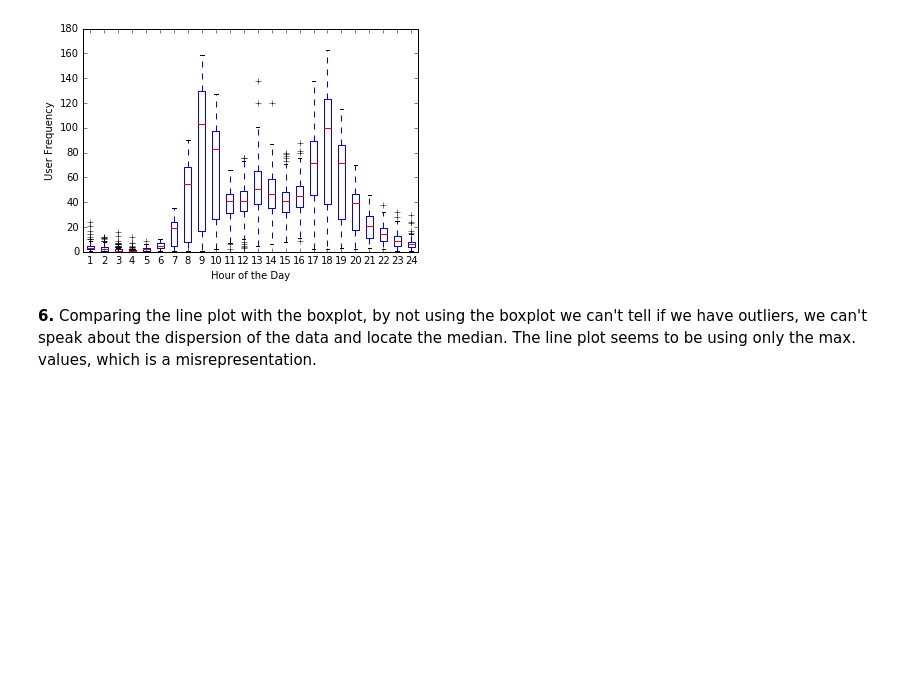
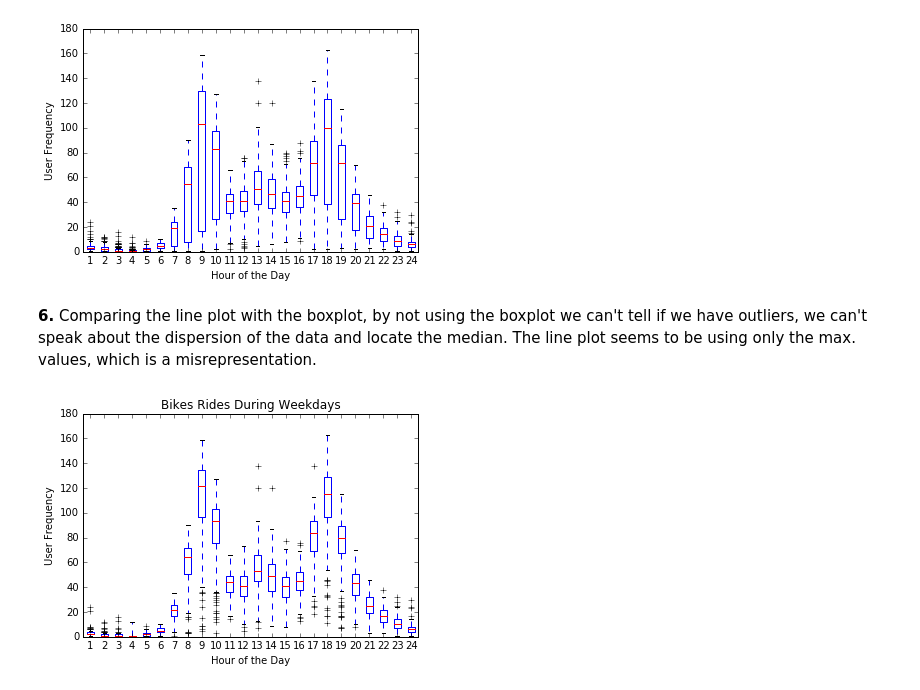
Before and after one commit to carlespoles/DSCI6002-student, a Jupyter notebook: week1/1-3_EDA/DSCI6002-1.3-Lab-CarlesPolesMielgo.ipynb, the cells around one changed output. Saved outputs shown, nothing was run; the diff lists cells and outputs as text; code cells hidden in the pictures; blank space fills up the shorter version.

```diff
--- a/week1/1-3_EDA/DSCI6002-1.3-Lab-CarlesPolesMielgo.ipynb
+++ b/week1/1-3_EDA/DSCI6002-1.3-Lab-CarlesPolesMielgo.ipynb
@@ -769,3 +769,19 @@ weekday_trips = trips[trips['dayofweek'] < 5]
 weekend_trips = trips[trips['dayofweek'] > 4]
 bike_rides_weekday = weekday_trips.groupby(['date', 'hour'])['trip_id'].count()
 bike_rides_weekend = weekend_trips.groupby(['date', 'hour'])['trip_id'].count()
+# %%
+pylab.figure()
+pylab.hold = True
+boxes=[]
+for i in range(0,24):
+    x = bike_rides_weekday.iloc[bike_rides_weekday.index.get_level_values('hour')==i]
+    boxes.append(x)
+
+pylab.boxplot(boxes,vert=1)
+pylab.xlabel('Hour of the Day')
+pylab.ylabel('User Frequency')
+pylab.title('Bikes Rides During Weekdays')
+pylab.boxplot
+pylab.show()
+# %% [output]
+[figure, added]
```
